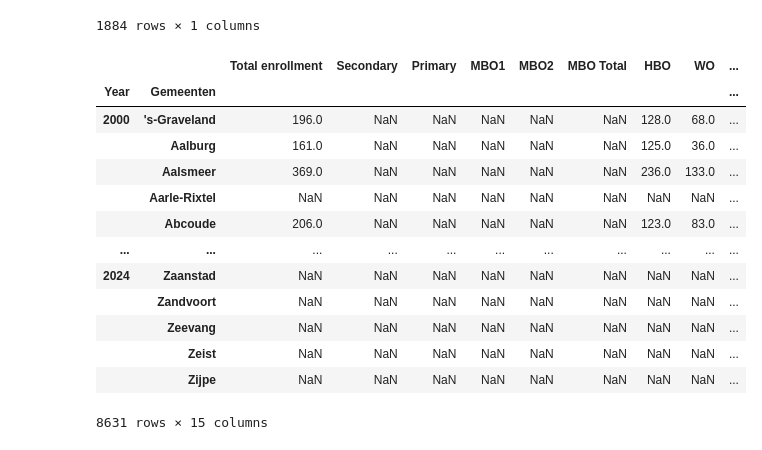
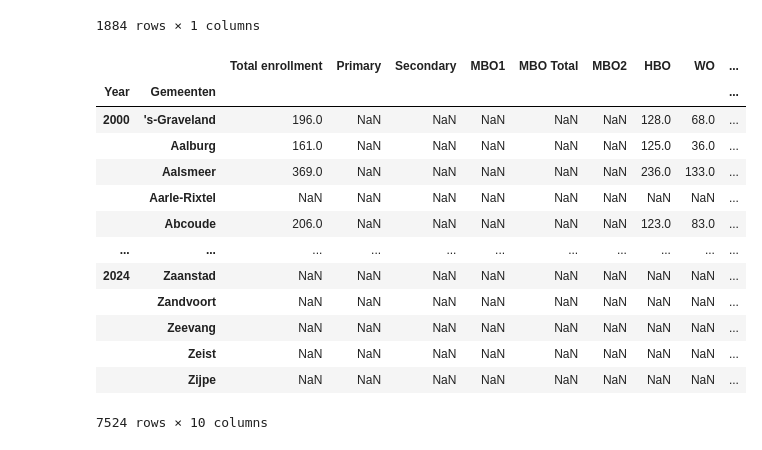
Before and after one commit to Thais02/knowledge2024, a Jupyter notebook: DataProcessing_ultimate.ipynb, the cells around one changed output. Cells and saved outputs as stored; diff of their text form; code cells hidden in the pictures.

```diff
--- a/DataProcessing_ultimate.ipynb
+++ b/DataProcessing_ultimate.ipynb
@@ -148,15 +170,15 @@ get_poverty_df(get_csv('Laag_en_langdurig_laag_inkomen_'), only_total=True)
 # %%
 from merging import get_merged_df
 
 
 merged_df = get_merged_df(
     DATA_DIR,
-    get_csv('Regionale_kerncijfers_'), get_csv('primary_education_'), get_csv('georef'), get_csv('enrollment-secondary'),
+    get_csv('Regionale_kerncijfers_'), get_csv('primary_education_'), get_csv('georef'),
     get_csv('Laag_en_langdurig_laag_inkomen_'),
 )
 merged_df
 # %% [output]
-|  |  | Total enrollment | Secondary | Primary | MBO1 | MBO2 | MBO Total | HBO | WO | ... |
+|  |  | Total enrollment | Primary | Secondary | MBO1 | MBO Total | MBO2 | HBO | WO | ... |
 | Year | Gemeenten |  |  |  |  |  |  |  |  | ... |
 | 2000 | 's-Graveland | 196.0 | NaN | NaN | NaN | NaN | NaN | 128.0 | 68.0 | ... |
 |  | Aalburg | 161.0 | NaN | NaN | NaN | NaN | NaN | 125.0 | 36.0 | ... |
@@ -169,7 +191,7 @@ merged_df
 |  | Zeevang | NaN | NaN | NaN | NaN | NaN | NaN | NaN | NaN | ... |
 |  | Zeist | NaN | NaN | NaN | NaN | NaN | NaN | NaN | NaN | ... |
 |  | Zijpe | NaN | NaN | NaN | NaN | NaN | NaN | NaN | NaN | ... |
-8631 rows × 15 columns
+7524 rows × 10 columns
 # %%
 from merging import get_cities_inner
 
```
Also changed, not shown: parts of 9 cells of this notebook.
